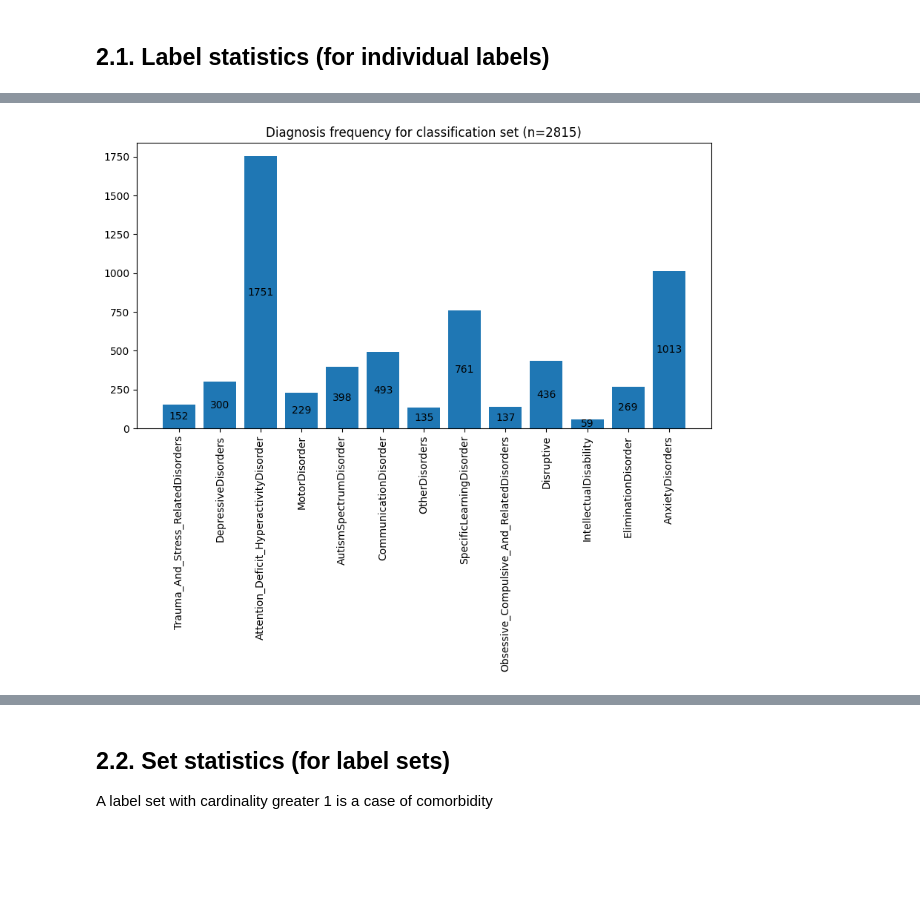
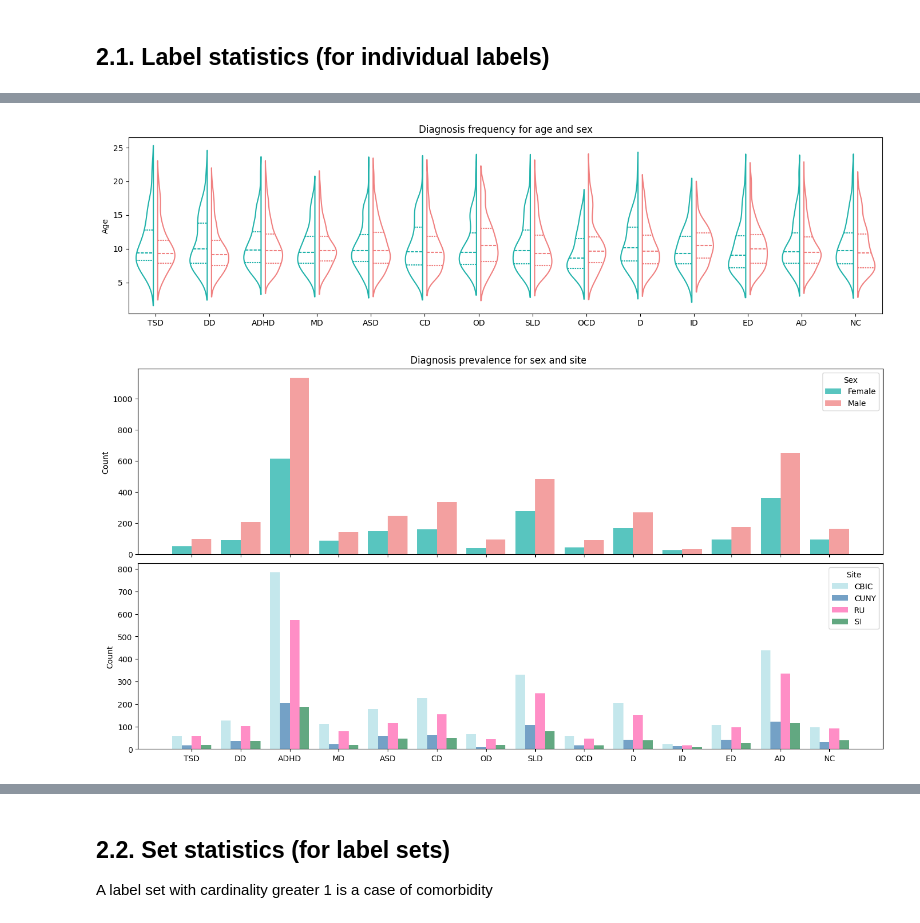
Before and after one commit to damian-jazz/comorbidity_prediction, a Jupyter notebook: data_inspection.ipynb, the cells around one changed output, grey strips where cells are left out. Saved outputs shown, nothing was run; the diff lists cells and outputs as text; code cells hidden in the pictures; blank space fills up the shorter version.

```diff
--- a/data_inspection.ipynb
+++ b/data_inspection.ipynb
@@ -84,31 +39,0 @@ diagnosis_acronyms = ['TSD', 'DD', 'ADHD', 'MD', 'ASD', 'CD', 'OD', 'SLD', 'OCD'
-# %%
-fig = plt.figure(1,(17,13))
-
-#plt.subplots_adjust(hspace=0.05)
-sns.set_theme(style="white")
-
-plt.subplot(3,1,1)
-sb1 = sns.violinplot(data=data, x='Diagnosis', y='Age', hue="Sex", palette='Set2', density_norm='width', inner='quart', legend=None, fill=False, split=True, gap=0.2)
-sb1.set_axisbelow(True)
-sb1.grid(which='both', color='gray', alpha=0.1)
-sb1.set_xticks(range(14), diagnosis_acronyms)
-sb1.set(xlabel=None)
-plt.title("Diagnosis distribution")
-
-plt.subplot(3,1,2)
-sb2 = sns.histplot(data=data, x='Diagnosis', hue="Sex", palette='Set2', multiple='dodge', shrink=0.8)
-sb2.set_axisbelow(True)
-sb2.grid(which='both', color='gray', alpha=0.1)
-sb2.set_yticks(range(0,1200,200))
-sb2.set_xticks(range(14), [])
-sb2.set(xlabel=None)
-
-plt.subplot(3,1,3)
-sb3 = sns.histplot(data=data, x='Diagnosis', hue="Site", palette='Set2', multiple='dodge', shrink=0.8)
-sb3.grid(which='both', color='gray', alpha=0.1)
-sb3.set_xticks(range(14), data['Diagnosis'].unique().tolist(), rotation=90)
-sb3.set(xlabel=None)
-
-
-plt.show()
-#fig.savefig(plot_path + f'demographics_{set_name}.svg', bbox_inches='tight')
@@ -117,4 +39,0 @@ plt.show()
-# %%
-sns.set_theme(style="white")
-plt.figure(1,(17,4))
-sns.violinplot(data=data, x='Diagnosis', y='Age', hue="Sex", palette='Set2', density_norm='width', inner='quart', legend=None, fill=False, split=True, gap=0.2)
@@ -124,4 +39,0 @@ sns.violinplot(data=data, x='Diagnosis', y='Age', hue="Sex", palette='Set2', den
-# %%
-sns.set_theme(style="white")
-plt.figure(1,(17,4))
-sns.histplot(data=data, x='Diagnosis', hue="Sex", palette='Set2', multiple='dodge', shrink=0.8)
@@ -131,6 +40,12 @@ sns.histplot(data=data, x='Diagnosis', hue="Sex", palette='Set2', multiple='dodg
-# %%
-plot_diagnosis_frequency(D, 'classification')
-# %% [output]
-[figure, removed]
+# %%
+df = aggregate_diagnoses(C, D)
+# %%
+plot_diagnosis_frequency(df, 'morphometric_dataset')
+# %% [output]
+[figure, added]
+# %%
+plot_diagnosis_prevalence(df, 'morphometric_dataset')
+# %% [output]
+[figure, added]
 # %%
 stats, mean_ir = generate_label_stats(D, mean_ir=True)
```
Also changed, not shown: parts of 43 cells of this notebook, 1 other file.
